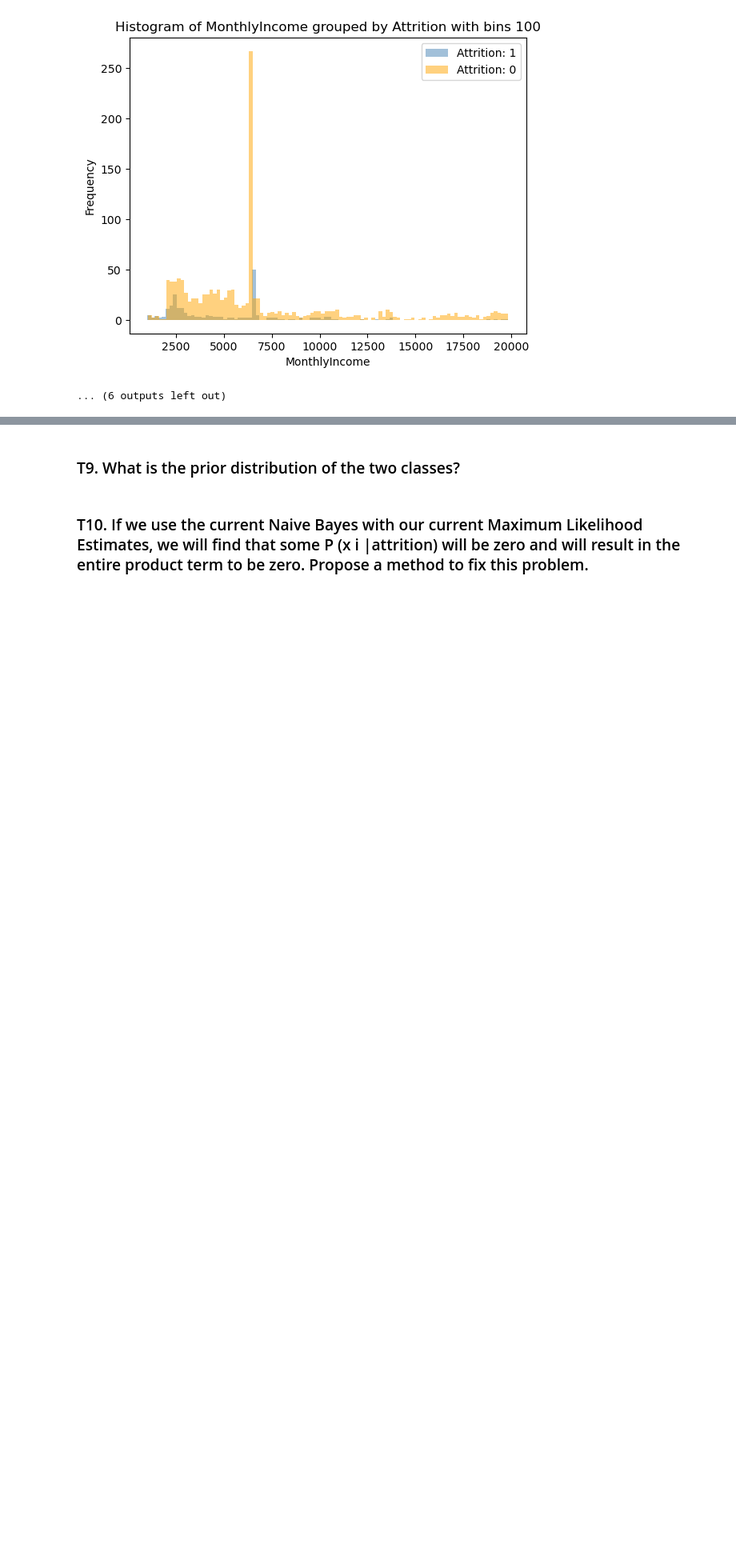
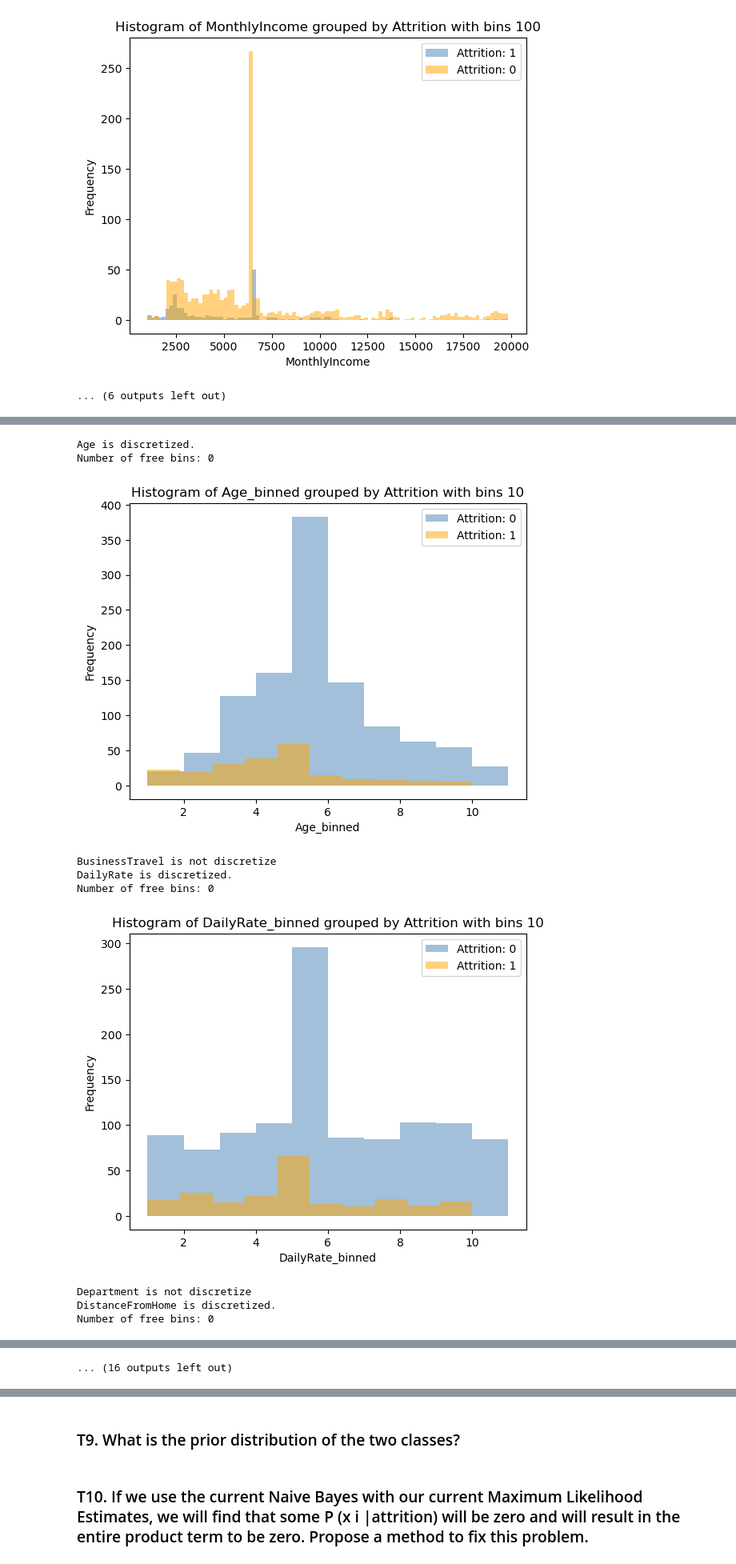
Before and after one commit to GnuBurn/PatternReg, a Jupyter notebook: Hw2/Pattern_HW2_student_2026.ipynb, the cells around one changed output, grey strips where cells are left out. Shown at 80% size. Cells and saved outputs as stored; diff of their text form; code cells hidden in the pictures; blank space fills up the shorter version.

```diff
--- a/Hw2/Pattern_HW2_student_2026.ipynb
+++ b/Hw2/Pattern_HW2_student_2026.ipynb
@@ -122,6 +122,7 @@ def display_histogram(df, col_name, cls, n_bin = 40):
     classes = df[cls].unique()
     colors = ['steelblue', 'orange']
 
+    all_data = df[~np.isnan(df[col])]
     for i, class_val in enumerate(classes):
         data_filtered = df[(df[cls] == class_val) & (~np.isnan(df[col_name]))][col_name]
         hist, bin_edge = np.histogram(data_filtered, bins=n_bin)
@@ -190,0 +195,23 @@ Number of free bins: 5
+# %%
+for col in df_train.columns:
+    if col != 'Attrition':
+        if df_train[col].nunique() < 10:
+            print(f'{col} is not discretize')
+        else:
+            print(f'{col} is discretized.')
+            new_fea = f'{col}_binned'
+            bin_edges = np.linspace(df_train[col].min(), df_train[col].max(), 11)
+            df_train[new_fea] = np.digitize(df_train[col], bin_edges)
+            df_test[new_fea] = np.digitize(df_test[col], bin_edges)
+            display_histogram(df_train, new_fea, 'Attrition', 10)
+# %% [output]
+Age is discretized.
+Number of free bins: 0
+[figure, added]
+BusinessTravel is not discretize
+DailyRate is discretized.
+Number of free bins: 0
+[figure, added]
+Department is not discretize
+DistanceFromHome is discretized.
+Number of free bins: 0
@@ -191,2 +236,3 @@ Number of free bins: 5
+... (16 outputs left out)
 # %% [markdown]
 ### T8. What kind of distribution should we use to model histograms? (Answer a distribution name) What is the MLE for the likelihood distribution? (Describe how to do the MLE). Plot the likelihood distributions of MonthlyIncome, JobRole, HourlyRate, and MaritalStatus for different Attrition values.
```
Also changed, not shown: parts of 4 cells of this notebook.
